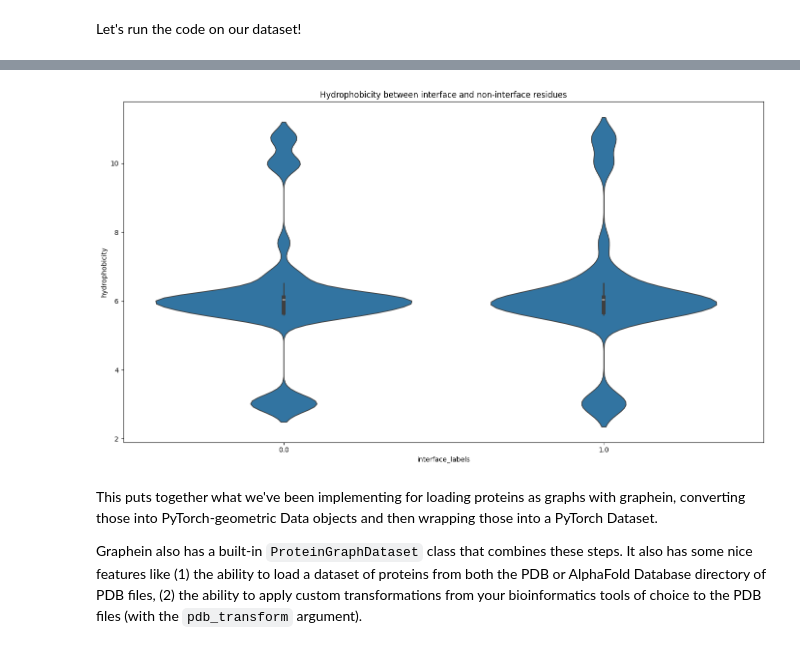
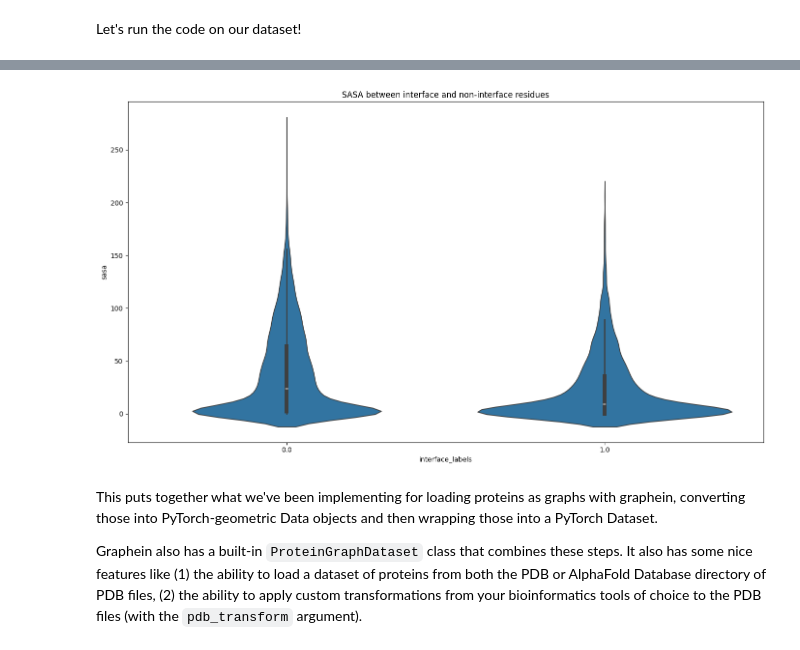
Before and after one commit to PickyBinders/geometric-learning-protein-structures-course, a Jupyter notebook: 1_2_Graph_Datasets.ipynb, the cells around one changed output, grey strips where cells are left out. Drawn from its saved outputs; the diff is of its cells as text; code cells hidden in the pictures.

Commit message:
adding sasa to node features

```diff
--- a/1_2_Graph_Datasets.ipynb
+++ b/1_2_Graph_Datasets.ipynb
@@ -25,7 +41,7 @@ graphein_graph, interface_labels = dataloader.load_graph("1A0G", "A")
 In order to train our model, we need to map interface labels to node_ids. We are going to do that by creating torch geometric graph, where interface labels will be stored in data.y and node features will be stacked and stored in data.x
 # %%
 def graphein_to_torch_graph(graphein_graph, interface_labels, convertor,
-                              node_attr_columns = ["amino_acid_one_hot", "meiler"]):
+                            node_attr_columns = ["amino_acid_one_hot", "meiler"]):
     """
     Converts a Graphein graph to a pytorch-geometric Data object.
     """
@@ -33,7 +49,10 @@ def graphein_to_torch_graph(graphein_graph, interface_labels, convertor,
     data_dict= data.to_dict()
     x_data = []
     for x in node_attr_columns:
-        x_data.append(torch.atleast_2d(data_dict[x]))
+        if data_dict[x].ndim == 1:  #if we want to include solvent accesible area, which is one-dimensional
+            x_data.append(torch.atleast_2d(data_dict[x]).T)
+        else:
+            x_data.append(torch.atleast_2d(data_dict[x]))
     data.x = torch.hstack(x_data).float()
     data.pos = data.coords.float()
     data.y = torch.zeros(data.num_nodes)
@@ -121,0 +141,11 @@ plt.show()
+# %%
+data = {
+    "sasa": torch_geometric_graph.sasa,
+    "interface_labels": torch_geometric_graph.y
+}
+
+plt.figure(figsize=(14, 8))
+sns.violinplot(x="interface_labels", y="sasa", data=data)
+plt.title("SASA between interface and non-interface residues")
+plt.tight_layout()
+plt.show()
@@ -149,7 +181,8 @@ class ProteinDataset(Dataset):
             "node_id",
             "residue_number",
             "amino_acid_one_hot",
-            "meiler"
+            "meiler",
+            "sasa"
         ]
         self.convertor = GraphFormatConvertor(src_format="nx", dst_format="pyg", columns=columns, verbose = None)
         self.protein_names = protein_names
@@ -165,7 +198,6 @@ class ProteinDataset(Dataset):
                     graphein_graph, interface_labels = dataloader.load_graph(pdb_id, chain)
                     with open(output, "wb") as f:
                         pickle.dump((graphein_graph, interface_labels), f)
-                    successful_protein_names.append(protein_name)
                 except Exception as e:
                     print(f"Cannot load {protein_name} because of {e}")
 
@@ -206,10 +238,8 @@ Let's run the code on our dataset!
 with open('full_masif_site_dataset.txt') as f:
     protein_names = [line.strip() for line in f]
 
-print(f"Original list length: {len(protein_names)}")
-
 dataset = ProteinDataset(root='./',
-                         protein_names=protein_names[:200],
+                         protein_names=protein_names[:100],
                          pre_transform=None,
                          transform=None)
 # %% [output]
@@ -263,23 +293,23 @@ plt.show()
 # %%
-hydrophobicity = []
+sasa = []
 all_interface_labels = []
 
 for torch_graph in dataset:
-    hydrophobicity.extend(torch_graph.meiler[:,4].tolist())
+    sasa.extend(torch_graph.sasa.tolist())
     all_interface_labels.extend(torch_graph.y.tolist())
 
 data = {
-    "hydrophobicity": hydrophobicity,
+    "sasa": sasa,
     "interface_labels": all_interface_labels
 }
 
 plt.figure(figsize=(14, 8))
-sns.violinplot(x="interface_labels", y="hydrophobicity", data=data)
-plt.title("Hydrophobicity between interface and non-interface residues")
+sns.violinplot(x="interface_labels", y="sasa", data=data)
+plt.title("SASA between interface and non-interface residues")
 plt.tight_layout()
 plt.show()
 # %% [output]
-[figure, old version]
+[figure, new version]
 # %%
 # TODO: add functions to src/dataloader.py
 # %% [markdown]
```
Also changed, not shown: parts of 12 cells of this notebook, 3 other files.
